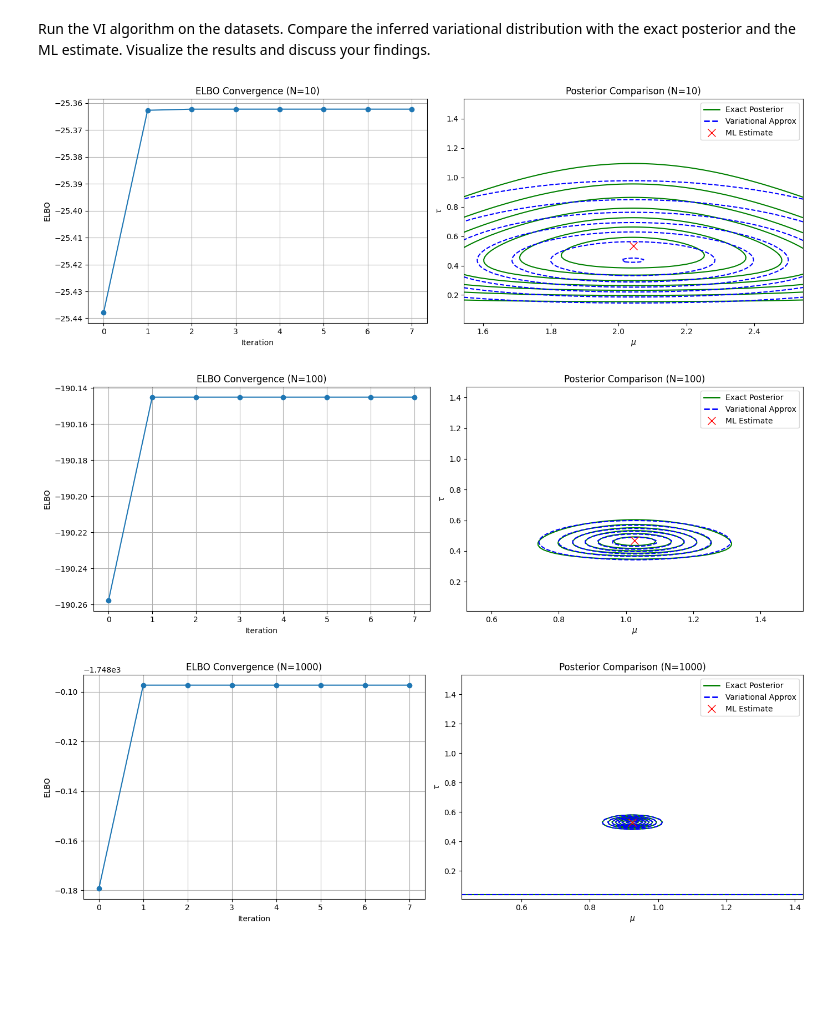
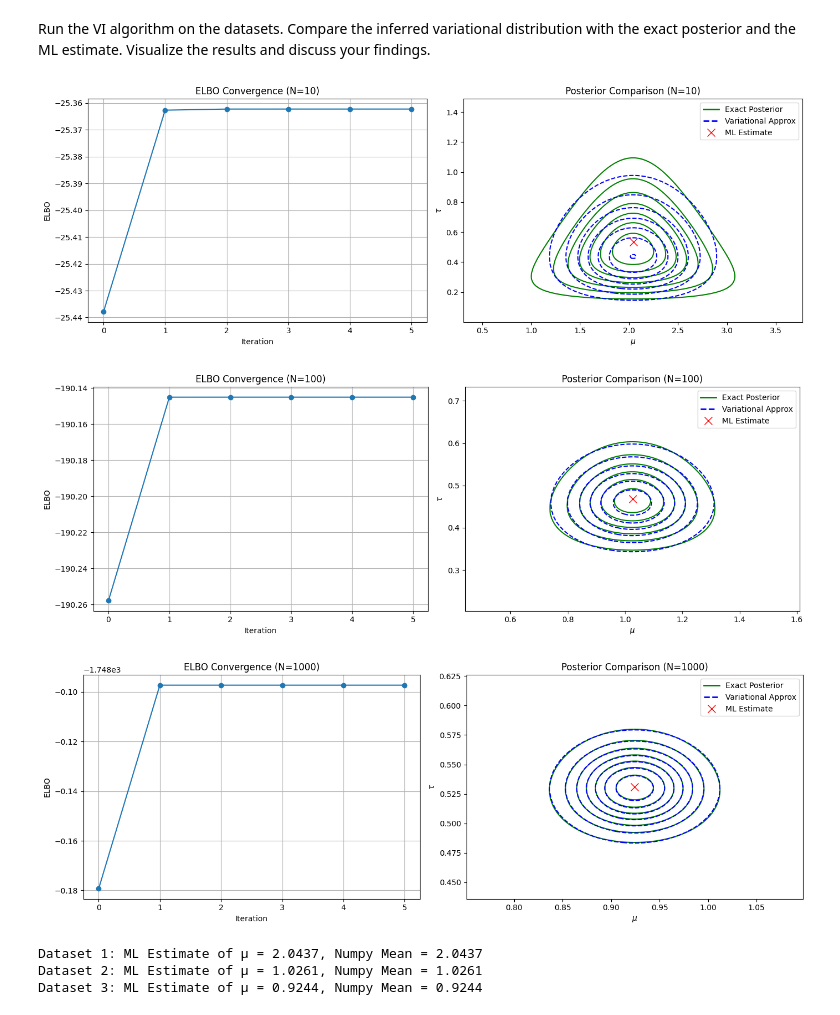
Before and after one commit to dasiemens-coder/ML_AssignmentE1, a Jupyter notebook: 1E-CAVI-HT25.ipynb, the cells around one changed output. Cells and saved outputs as stored; diff of their text form; code cells hidden in the pictures; blank space fills up the shorter version.

Commit message:
update plot

```diff
--- a/1E-CAVI-HT25.ipynb
+++ b/1E-CAVI-HT25.ipynb
@@ -168,7 +176,7 @@ def compute_elbo(D, a_0, b_0, mu_0, lambda_0, a_N, b_N, mu_N, lambda_N):
 # %% [markdown]
 Now, implement the CAVI algorithm:
 # %%
-def CAVI(D, a_0, b_0, mu_0, lambda_0, max_iter=8):
+def CAVI(D, a_0, b_0, mu_0, lambda_0, max_iter=100):
     N = len(D)
     x_bar = np.mean(D)
 
@@ -209,16 +217,14 @@ Run the VI algorithm on the datasets. Compare the inferred variational
 distribution with the exact posterior and the ML estimate. Visualize the results and discuss your
 findings.
 # %%
-# Insert your main code here
-
 def run_analysis_and_plot(dataset, title):
     # 1. Run CAVI
-    a_N_vi, b_N_vi, mu_N_vi, lambda_N_vi, elbos = CAVI(dataset, a_0, b_0, mu_0, lambda_0)
+    a_N_vi, b_N_vi, mu_N_vi, lambda_N_vi, elbos = CAVI(dataset, a_0, b_0, mu_0, lambda_0,6)
 
-    # 2. Compute Exact Posterior (using your function from 1.3.11)
+    # 2. Compute Exact Posterior
     mu_N_ex, lambda_N_ex, a_N_ex, b_N_ex = compute_exact_posterior(dataset, a_0, b_0, mu_0, lambda_0)
 
-    # 3. Compute ML Estimate (using your function from 1.3.10)
+    # 3. Compute ML Estimate
     mu_ml, tau_ml = ML_est(dataset)
 
     # --- Plotting ---
@@ -232,9 +238,30 @@ def run_analysis_and_plot(dataset, title):
     axes[0].grid(True)
 
     # Plot B: Contour Comparison
-    # Create grid centered around the ML estimate
-    mu_range = np.linspace(mu_ml - 0.5, mu_ml + 0.5, 100)
-    tau_range = np.linspace(max(0.01, tau_ml - 1.0), tau_ml + 1.0, 100)
+
+    # Calculate approximate standard deviations from Exact Posterior params
+    # Expected tau = a/b
+    E_tau = a_N_ex / b_N_ex
+
+    # Std of tau (approx for Gamma) = sqrt(a) / b
+    std_tau = np.sqrt(a_N_ex) / b_N_ex
+
+    # Std of mu (approx) = 1 / sqrt(lambda * E_tau)
+    std_mu = 1 / np.sqrt(lambda_N_ex * E_tau)
+
+    # Define plotting window
+    # Zoom factior defines the extent of the plot around the mean
+    zoom_factor = 4.0
+
+    mu_min = mu_N_ex - (zoom_factor * std_mu)
+    mu_max = mu_N_ex + (zoom_factor * std_mu)
+
+    # Ensure tau doesn't go below zero
+    tau_min = max(0.001, E_tau - (zoom_factor * std_tau))
+    tau_max = E_tau + (zoom_factor * std_tau)
+
+    mu_range = np.linspace(mu_min, mu_max, 100)
+    tau_range = np.linspace(tau_min, tau_max, 100)
     M, T = np.meshgrid(mu_range, tau_range)
 
     # Exact Posterior Density (Normal-Gamma)
@@ -246,34 +273,43 @@ def run_analysis_and_plot(dataset, title):
 
     # Variational Approximation (Factorized)
     # q(mu, tau) = Gamma(tau|a,b) * Normal(mu|mu_n, 1/lambda_n)
     pdf_tau_vi = gamma.pdf(T, a_N_vi, scale=1/b_N_vi)
-    sigma_vi = 1 / np.sqrt(lambda_N_vi) # Note: Independent of T here
+    sigma_vi = 1 / np.sqrt(lambda_N_vi)
     pdf_mu_vi = norm.pdf(M, loc=mu_N_vi, scale=sigma_vi)
     Z_vi = pdf_tau_vi * pdf_mu_vi
 
     # Contours
     axes[1].contour(M, T, Z_exact, colors='green', label='Exact Posterior')
     axes[1].contour(M, T, Z_vi, colors='blue', linestyles='dashed', label='Variational Approx')
     axes[1].plot(mu_ml, tau_ml, 'rx', markersize=10, label='ML Estimate')
 
     axes[1].set_title(f'Posterior Comparison ({title})')
     axes[1].set_xlabel(r'$\mu$')
     axes[1].set_ylabel(r'$\tau$')
 
     # Custom Legend
     legend_elements = [Line2D([0], [0], color='green', lw=2, label='Exact Posterior'),
                        Line2D([0], [0], color='blue', lw=2, linestyle='dashed', label='Variational Approx'),
                        Line2D([0], [0], color='red', marker='x', lw=0, markersize=10, label='ML Estimate')]
     axes[1].legend(handles=legend_elements)
 
     plt.tight_layout()
     plt.show()
 
 # Run analysis for all three datasets
 run_analysis_and_plot(dataset_1, "N=10")
 run_analysis_and_plot(dataset_2, "N=100")
 run_analysis_and_plot(dataset_3, "N=1000")
+
+# Compare ML estimates to numpy mean of the dataset
+for i, dataset in enumerate([dataset_1, dataset_2, dataset_3], start=1):
+    mu_ml, _ = ML_est(dataset)
+    mean_np = np.mean(dataset)
+    print(f"Dataset {i}: ML Estimate of μ = {mu_ml:.4f}, Numpy Mean = {mean_np:.4f}")
 # %% [output]
-[figure, old version]
+[figure, new version]
-[figure, old version]
+[figure, new version]
-[figure, old version]
+[figure, new version]
+Dataset 1: ML Estimate of μ = 2.0437, Numpy Mean = 2.0437
+Dataset 2: ML Estimate of μ = 1.0261, Numpy Mean = 1.0261
+Dataset 3: ML Estimate of μ = 0.9244, Numpy Mean = 0.9244
```
Also changed, not shown: parts of 2 cells of this notebook.
